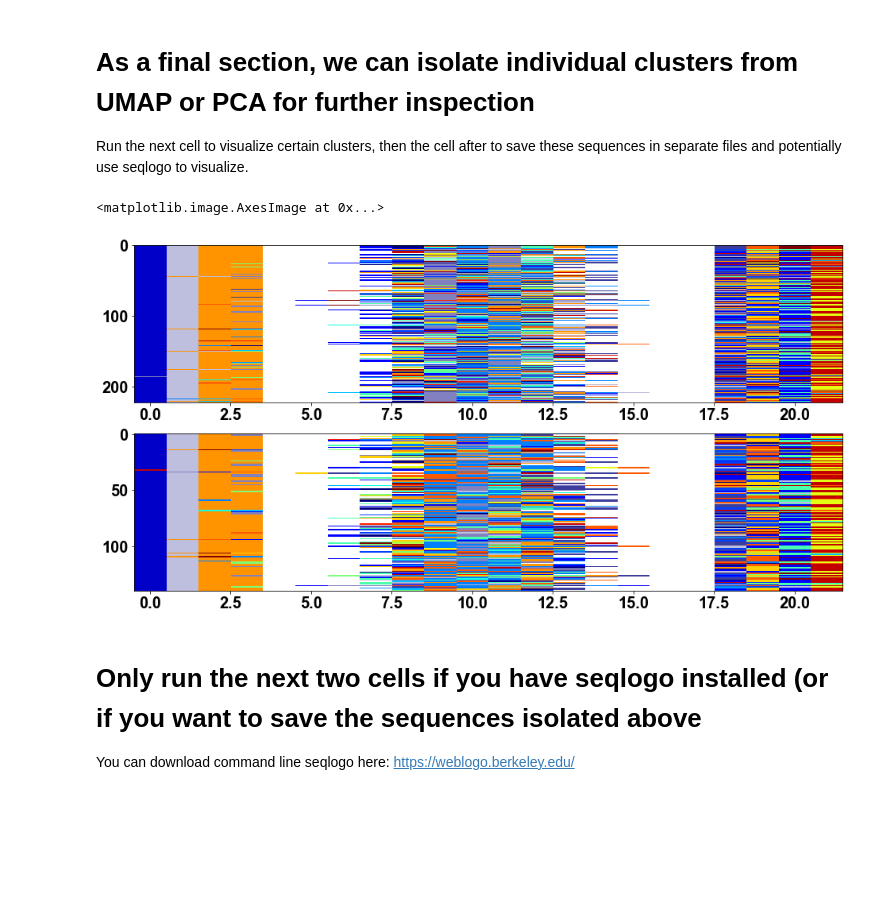
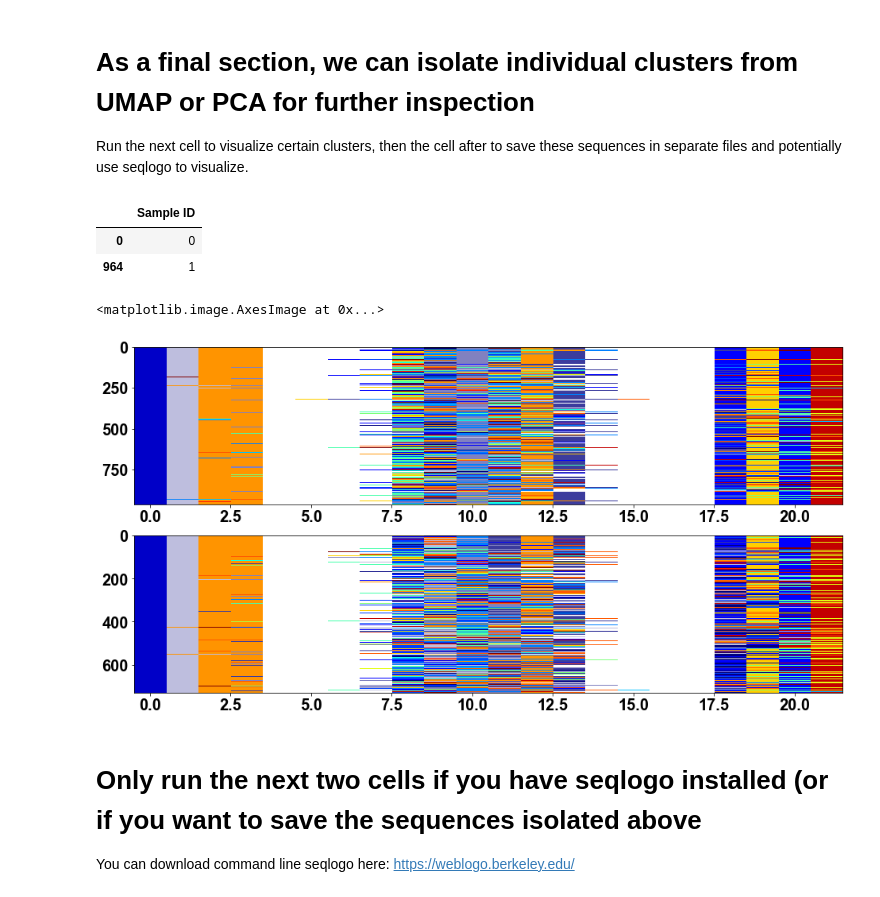
Before and after one commit to ctboughter/AIMS, a Jupyter notebook: notebooks/AIMS_single.ipynb, the cells around one changed output. Cells and saved outputs as stored; diff of their text form; code cells hidden in the pictures; blank space fills up the shorter version.

```diff
--- a/notebooks/AIMS_single.ipynb
+++ b/notebooks/AIMS_single.ipynb
@@ -25,11 +25,13 @@ Quite different from the original AIMS app, but sometimes you don't want to comp
 # Define how many CDR loops are in the files you are loading
 num_loop=1
 # Definte the names of the subgroups you are analyzing
-label = ['TL8']
+label = ['TL8','CM9']
 
 # Load in the files you want to analyze. Place the path to your directory in single quotes
 # Ideally there won't be spaces in file or folder names. Check example files for proper formatting of csv or txt files
-seq1 = aimsLoad.Ig_loader('app_data/siv_tl8.csv',label=label[0],loops=num_loop,drop_degens = True)
+seqa = aimsLoad.Ig_loader('app_data/siv_tl8.csv',label=label[0],loops=num_loop,drop_degens = True)
+seqb = aimsLoad.Ig_loader('app_data/siv_cm9.csv',label=label[1],loops=num_loop,drop_degens = True)
+seq1 = pandas.concat([seqa,seqb],axis=1)
 
 # If running on a mac, set parallel process to True for a speedup
 # parallel processing has not yet been tested on other (non macOS) operating systems
@@ -223,0 +197,28 @@ Text(0, 0.5, 'AX2')
+# %%
+######## ONLY CHANGE TO "TRUE" IF YOU HAVE INTERESTING METADATA, OTHERWISE, CONTINUE ON ################
+got_meta = True
+# IF YOU DONT WANT TO ANALYZE BY METADATA, AIMS WILL GO BY CLUSTERING RESULTS INSTEAD
+############################################################################################################
+if got_meta:
+    # Optionally load in metadata
+    #metadat = pandas.read_csv("meta_example.csv")
+    # Or generate it manually. Here, we're using the "labelIT" function to generate labels for our data
+    # If you loaded in files, you can replace the numbers (100) and len(clust_input)-100 with file lengths
+    numbered_label1,repeated_label1 = aims.labelIT(np.shape(seqa)[1],label[0])
+    numbered_label2,repeated_label2 = aims.labelIT(np.shape(seqb)[1],label[1])
+    metadat = np.transpose(pandas.DataFrame([repeated_label1+repeated_label2]))
+    leg = label
+    meta_name = 'Sample ID'
+    chosen_map = aims.encode_meta(metadat)
+    chosen_map.columns = [meta_name]
+else:
+    # The default visualization is just the clusters
+    chosen_map = cluster_dset
+    leg = [a[0] for a in cluster_dset.drop_duplicates().sort_values('cluster').values]
+    # NOTE, DO NOT CHANGE THIS UNLESS YOU ALSO CHANGED IT WHEN DEFINING THE cluster_dset dframe above
+    meta_name = 'cluster'
+# %%
+# Here is an example of what you can do, but this is definitely not the only option.
+# Check out this link for more options
+# https://matplotlib.org/stable/gallery/color/colormap_reference.html
+cmapF = pl.get_cmap('tab20b')
@@ -245,27 +357,34 @@ Text(0, 0.5, 'Sequence Number')
 # %% [markdown]
 # As a final section, we can isolate individual clusters from UMAP or PCA for further inspection
 Run the next cell to visualize certain clusters, then the cell after to save these sequences in separate files and potentially use seqlogo to visualize.
+# %%
+# You might need a reminder of what your options are
+chosen_map.drop_duplicates()
+# %% [output]
+|  | Sample ID |
+| 0 | 0 |
+| 964 | 1 |
 # %%
-# So now that we've done some clustering, pick out the most interesting clusters:
-sel1 = 1
-sel2 = 3
+# So now that we've done some clustering, pick out the most interesting or sections of the data:
+sel1 = 0
+sel2 = 1
 # Look at umap dset or pca dset
-sub1_MI = seq_MIf[seq_MIf.columns[cluster_dset[cluster_dset['cluster'] == sel1].index]]
-sub2_MI = seq_MIf[seq_MIf.columns[cluster_dset[cluster_dset['cluster'] == sel2].index]]
+sub1_MI = seq_MIf[seq_MIf.columns[chosen_map[chosen_map[meta_name] == sel1].index]]
+sub2_MI = seq_MIf[seq_MIf.columns[chosen_map[chosen_map[meta_name] == sel2].index]]
 
 # Alright now get the sequences
 dset = seq1
 sub1_seqs = np.transpose(dset[sub1_MI.columns])
 sub2_seqs = np.transpose(dset[sub2_MI.columns])
 
 label=['sub1','sub2']
 
 fig, ax = pl.subplots(2, 1,squeeze=False,figsize=(16,8))
 ax[0,0].imshow(np.transpose(sub1_MI), interpolation='nearest', aspect='auto',cmap=cmap)
 ax[1,0].imshow(np.transpose(sub2_MI), interpolation='nearest', aspect='auto',cmap=cmap)
 # %% [output]
 <matplotlib.image.AxesImage at 0x...>
-[figure, old version]
+[figure, new version]
 # %% [markdown]
 # Only run the next two cells if you have seqlogo installed (or if you want to save the sequences isolated above
 You can download command line seqlogo here: https://weblogo.berkeley.edu/
```
Also changed, not shown: parts of 17 cells of this notebook, 10 other files.
